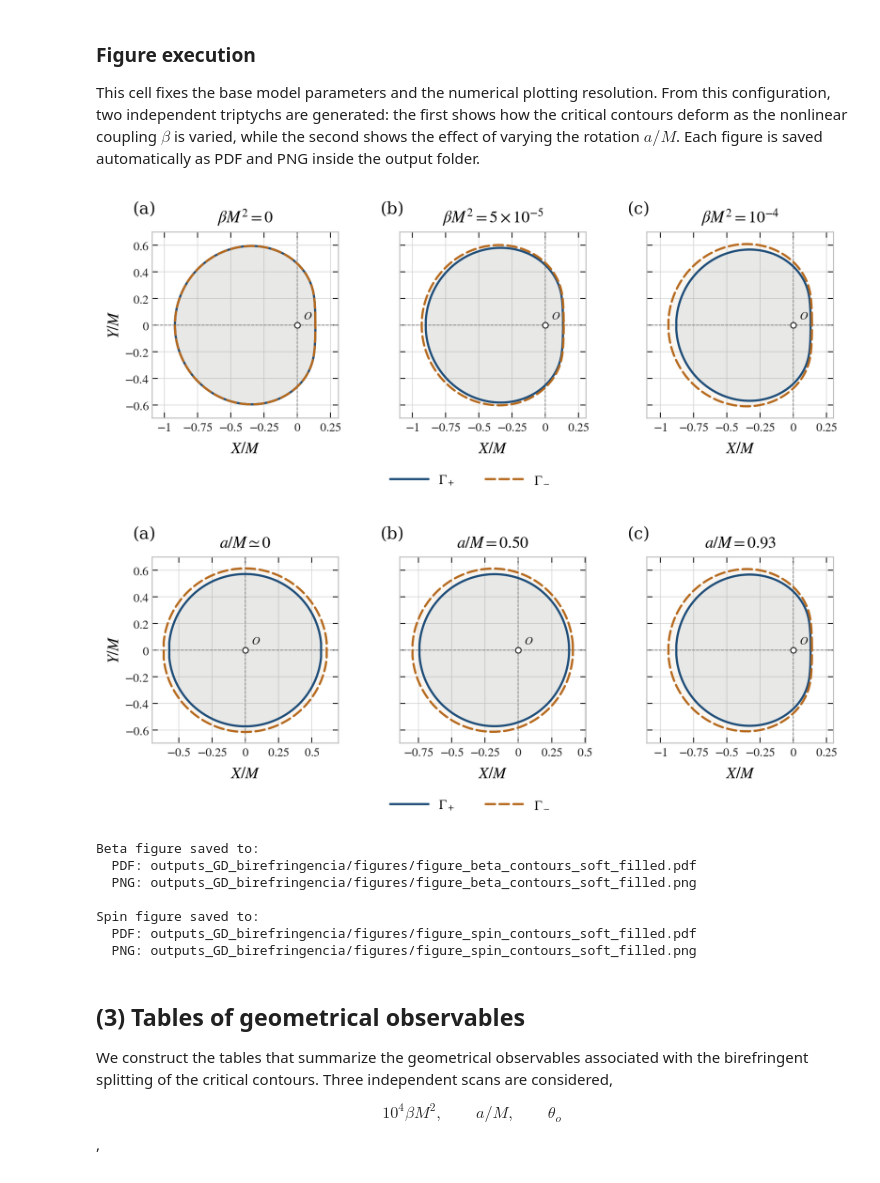
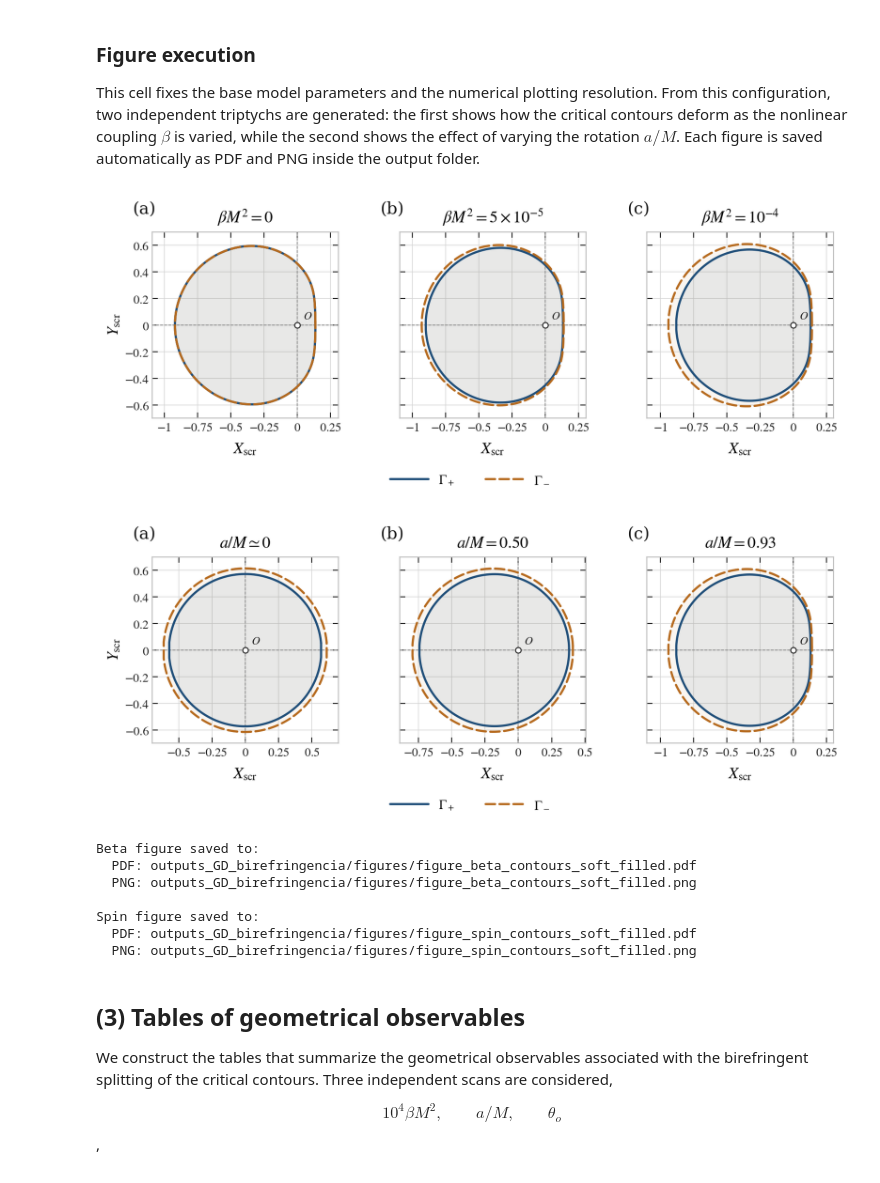
Before and after one commit to arielguzman-physics/garcia-diaz-birefringence-critical-curves, a Jupyter notebook: notebooks/GD_birefringence_critical_curves_es.ipynb, the cells around one changed output. Saved outputs shown, nothing was run; the diff lists cells and outputs as text; code cells hidden in the pictures.

Commit message:
Fix stereographic screen labels in notebook

```diff
--- a/notebooks/GD_birefringence_critical_curves_es.ipynb
+++ b/notebooks/GD_birefringence_critical_curves_es.ipynb
@@ -993,8 +993,8 @@ def plot_contour_triptych(
     min_half=0.70,
     origin_margin=0.06,
     round_step=0.05,
-    axis_label_x=r"$X/M$",
-    global_axis_label_y=r"$Y/M$",
+    axis_label_x=r"$X_{\rm scr}$",
+    global_axis_label_y=r"$Y_{\rm scr}$",
 ):
     panel_limits, common_ylim, common_half = contour_limits_x_independent_y_common(
         results_list=results_list,
@@ -1230,8 +1230,8 @@ fig_beta_pdf, fig_beta_png = plot_contour_triptych(
     min_half=0.70,                                                              # Minimum screen half-width
     origin_margin=0.06,                                                         # Garantiza que el origen quede visible
     round_step=0.05,                                                            # Redondea limits a escalas limpias
-    axis_label_x=r"$X/M$",
-    global_axis_label_y=r"$Y/M$",
+    axis_label_x=r"$X_{\rm scr}$",
+    global_axis_label_y=r"$Y_{\rm scr}$",
 )                                                                               # Generates and saves the β triptych
 
 
@@ -1244,37 +1244,37 @@ SPIN_MODEL = replace(
     theta_obs_deg=85.0,
 )                                                                               # Base model for varying only a/M
 
 spin_results = compute_scan(
     param_name="a",
     values=SPIN_VALUES,
     base_model=SPIN_MODEL,
     num=BASE_NUM,
 )                                                                               # Computes Γ+ and Γ− for each rotation
 
 fig_spin_pdf, fig_spin_png = plot_contour_triptych(
     results_list=spin_results,
     values=SPIN_VALUES,
     title_function=spin_panel_title,
     filename="figure_spin_contours_soft_filled",
     padding=0.12,                                                               # Keeps the same visual margin
     min_half=0.70,                                                              # Keeps the same minimum scale
     origin_margin=0.06,                                                         # Keeps the local origin visible
     round_step=0.05,                                                            # Uses comparable clean limits
-    axis_label_x=r"$X/M$",
-    global_axis_label_y=r"$Y/M$",
+    axis_label_x=r"$X_{\rm scr}$",
+    global_axis_label_y=r"$Y_{\rm scr}$",
 )                                                                               # Generates and saves the a/M triptych
 
 
 print("Beta figure saved to:")
 print(f"  PDF: {fig_beta_pdf}")
 print(f"  PNG: {fig_beta_png}")
 
 print("\nSpin figure saved to:")
 print(f"  PDF: {fig_spin_pdf}")
 print(f"  PNG: {fig_spin_png}")
 # %% [output]
-[figure, old version]
+[figure, new version]
-[figure, old version]
+[figure, new version]
 Beta figure saved to:
   PDF: outputs_GD_birefringencia/figures/figure_beta_contours_soft_filled.pdf
   PNG: outputs_GD_birefringencia/figures/figure_beta_contours_soft_filled.png
```
